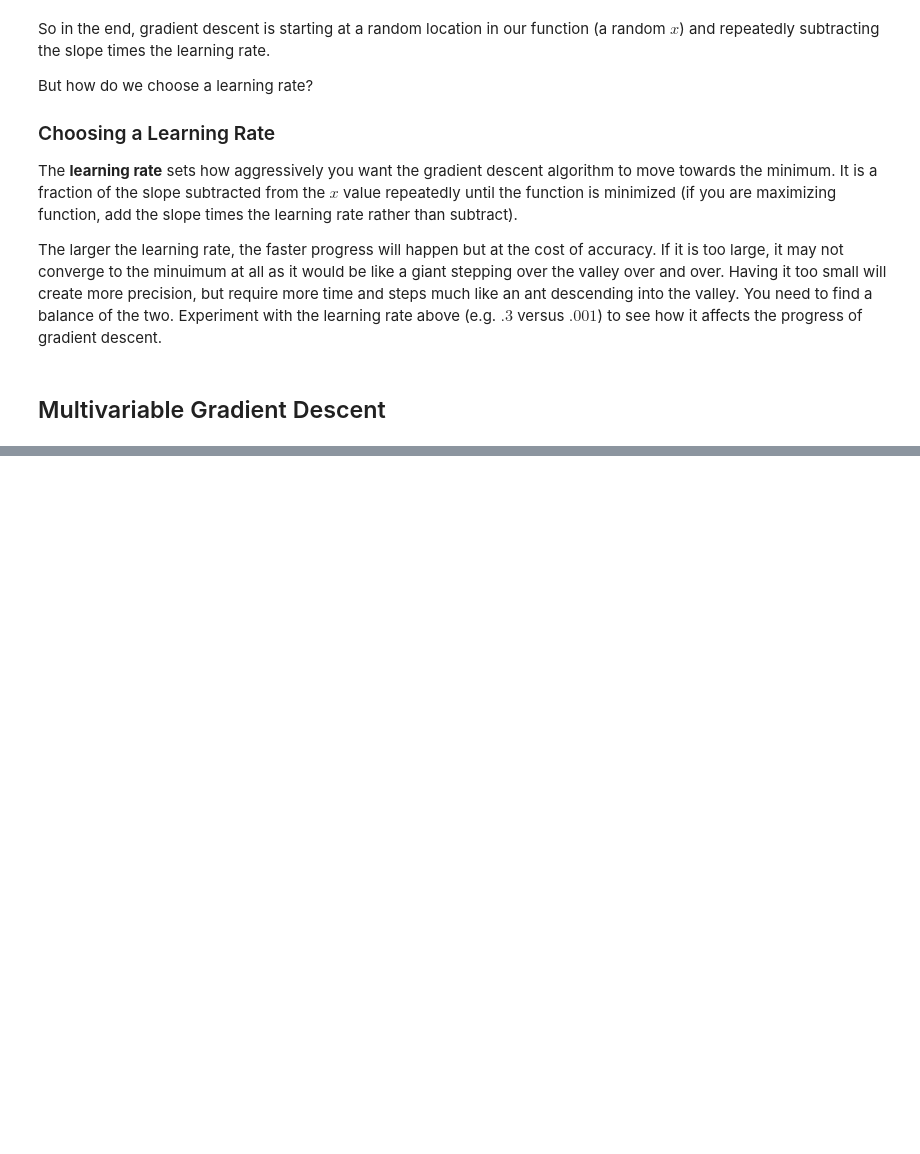
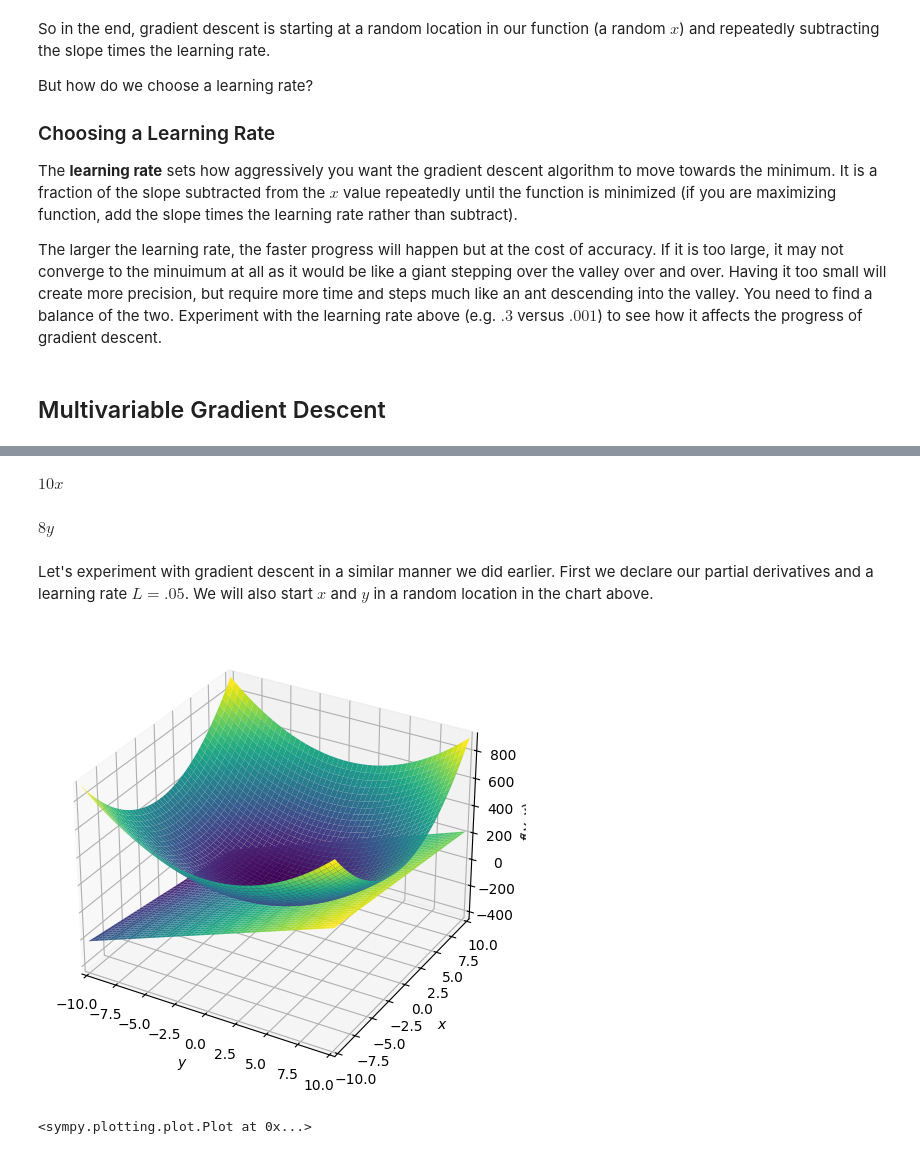
Before and after one commit to thomasnield/anaconda_calculus_fundamentals, a Jupyter notebook: 4_gradient_descent.ipynb, the cells around one changed output, grey strips where cells are left out. Drawn from its saved outputs; the diff is of its cells as text; code cells hidden in the pictures; blank space fills up the shorter version.

```diff
--- a/4_gradient_descent.ipynb
+++ b/4_gradient_descent.ipynb
@@ -129,0 +167,36 @@ The larger the learning rate, the faster progress will happen but at the cost of
+# %%
+dx
+# %% [output]
+$\displaystyle 10 x$
+# %%
+dy
+# %% [output]
+$\displaystyle 8 y$
+# %% [markdown]
+Let's experiment with gradient descent in a similar manner we did earlier. First we declare our partial derivatives and a learning rate $ L = .05 $. We will also start $ x $ and $ y $ in a random location in the chart above.
+# %%
+from sympy import *
+from sympy.plotting import plot3d
+import random
+
+# declare function and derivative
+x,y = symbols('x y')
+f = 5*x**2 + 4*y**2 + 1
+dx = diff(f, x)
+dy = diff(f, y)
+
+# declare learning rate
+L = .05
+
+# start x at random location
+x_i = random.uniform(-10,10)
+y_i = random.uniform(-10,10)
+
+# plot
+dx_i = dx.subs(x, x_i)
+dy_i = dy.subs(y, y_i)
+
+plot3d(f, dx_i*x + dy_i * y + b, xlim=(-10,10),ylim=(-10,10))
+# %% [output]
+[figure, added]
+<sympy.plotting.plot.Plot at 0x...>
```
Also changed, not shown: parts of 14 cells of this notebook.
